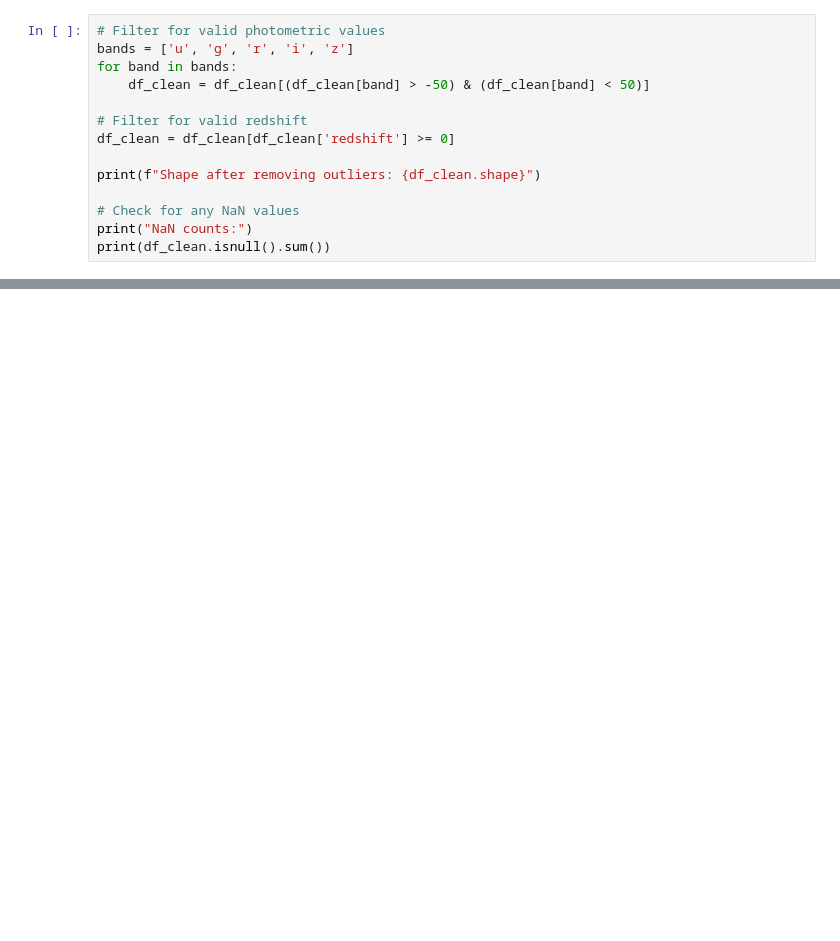
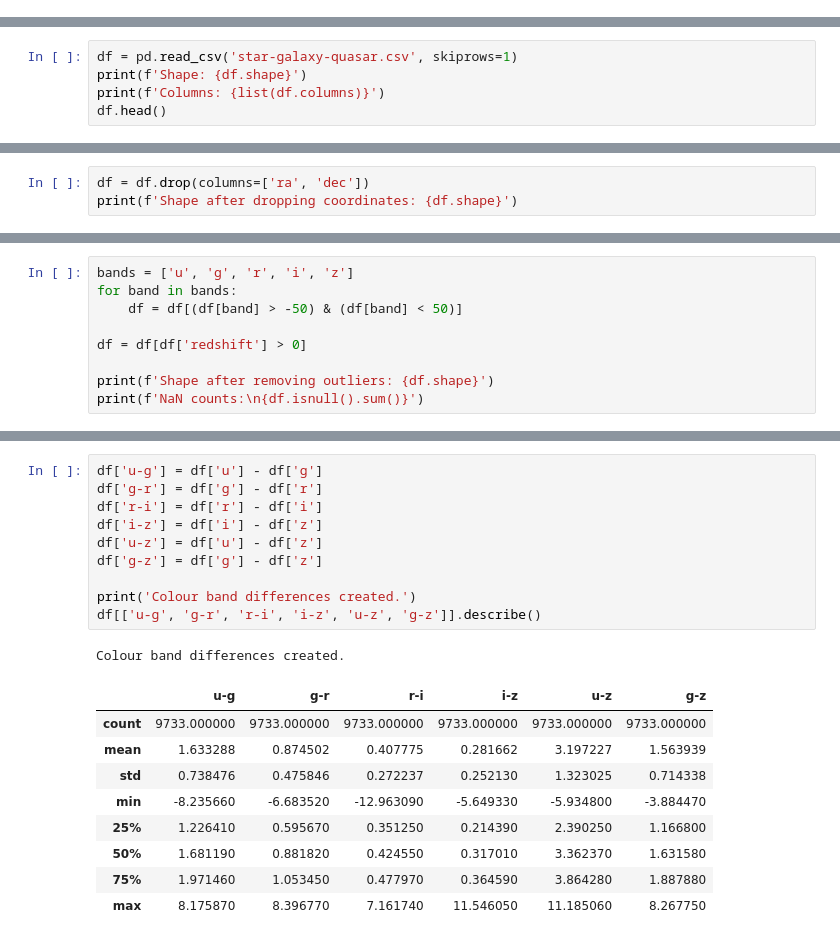
Before and after one commit to DaerenKim/IT1244-Astral-Sentiment-Analysis-Clustering, a Jupyter notebook: astral_eda.ipynb, the cells around one changed output, grey strips where cells are left out. Cells and saved outputs as stored; diff of their text form; blank space fills up the shorter version.

```diff
--- a/astral_eda.ipynb
+++ b/astral_eda.ipynb
@@ -47,14 +0,0 @@ Outliers are identified following these rules:
-# %%
-# Filter for valid photometric values
-bands = ['u', 'g', 'r', 'i', 'z']
-for band in bands:
-    df_clean = df_clean[(df_clean[band] > -50) & (df_clean[band] < 50)]
-
-# Filter for valid redshift
-df_clean = df_clean[df_clean['redshift'] >= 0]
-
-print(f"Shape after removing outliers: {df_clean.shape}")
-
-# Check for any NaN values
-print("NaN counts:")
-print(df_clean.isnull().sum())
@@ -649,0 +14,5 @@ Name: count, dtype: int64
+# %%
+df = pd.read_csv('star-galaxy-quasar.csv', skiprows=1)
+print(f'Shape: {df.shape}')
+print(f'Columns: {list(df.columns)}')
+df.head()
@@ -649,0 +32,3 @@ Name: count, dtype: int64
+# %%
+df = df.drop(columns=['ra', 'dec'])
+print(f'Shape after dropping coordinates: {df.shape}')
@@ -649,0 +43,9 @@ Name: count, dtype: int64
+# %%
+bands = ['u', 'g', 'r', 'i', 'z']
+for band in bands:
+    df = df[(df[band] > -50) & (df[band] < 50)]
+
+df = df[df['redshift'] > 0]
+
+print(f'Shape after removing outliers: {df.shape}')
+print(f'NaN counts:\n{df.isnull().sum()}')
@@ -649,0 +79,21 @@ Name: count, dtype: int64
+# %%
+df['u-g'] = df['u'] - df['g']
+df['g-r'] = df['g'] - df['r']
+df['r-i'] = df['r'] - df['i']
+df['i-z'] = df['i'] - df['z']
+df['u-z'] = df['u'] - df['z']
+df['g-z'] = df['g'] - df['z']
+
+print('Colour band differences created.')
+df[['u-g', 'g-r', 'r-i', 'i-z', 'u-z', 'g-z']].describe()
+# %% [output]
+Colour band differences created.
+|  | u-g | g-r | r-i | i-z | u-z | g-z |
+| count | 9733.000000 | 9733.000000 | 9733.000000 | 9733.000000 | 9733.000000 | 9733.000000 |
+| mean | 1.633288 | 0.874502 | 0.407775 | 0.281662 | 3.197227 | 1.563939 |
+| std | 0.738476 | 0.475846 | 0.272237 | 0.252130 | 1.323025 | 0.714338 |
+| min | -8.235660 | -6.683520 | -12.963090 | -5.649330 | -5.934800 | -3.884470 |
+| 25% | 1.226410 | 0.595670 | 0.351250 | 0.214390 | 2.390250 | 1.166800 |
+| 50% | 1.681190 | 0.881820 | 0.424550 | 0.317010 | 3.362370 | 1.631580 |
+| 75% | 1.971460 | 1.053450 | 0.477970 | 0.364590 | 3.864280 | 1.887880 |
+| max | 8.175870 | 8.396770 | 7.161740 | 11.546050 | 11.185060 | 8.267750 |
```
Also changed, not shown: parts of 76 cells of this notebook, 3 other files.
